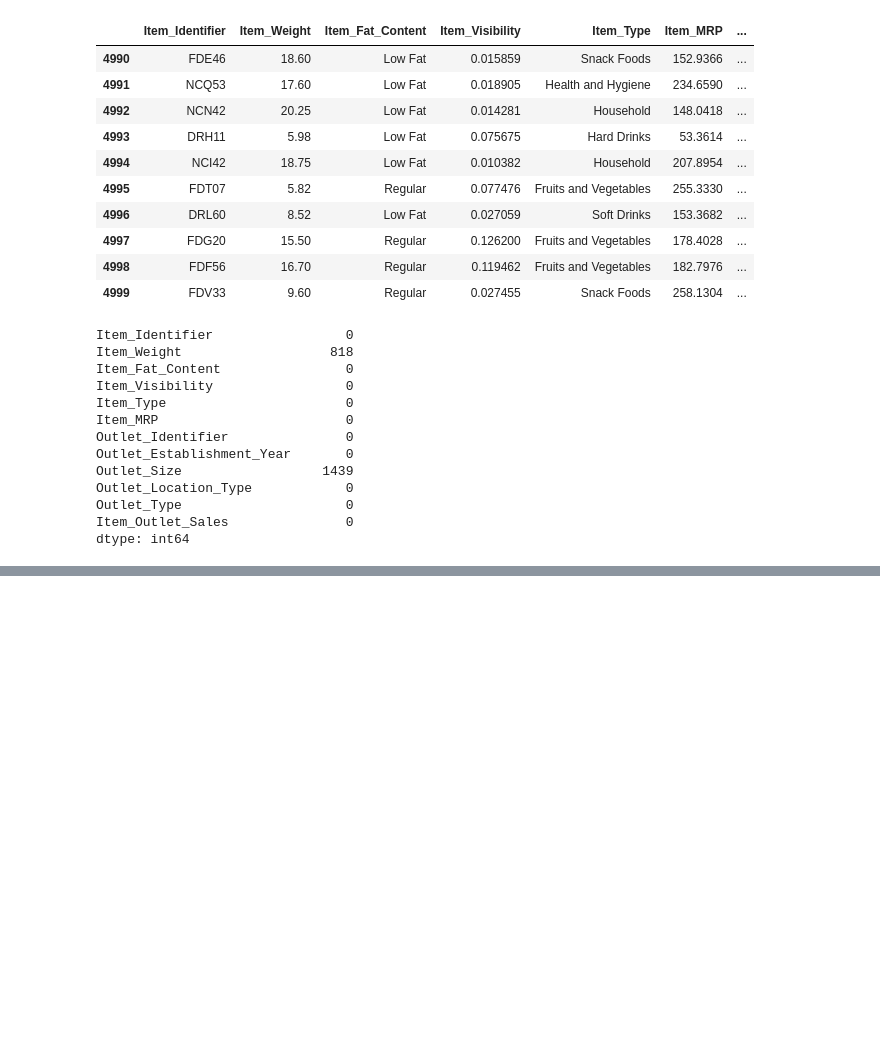
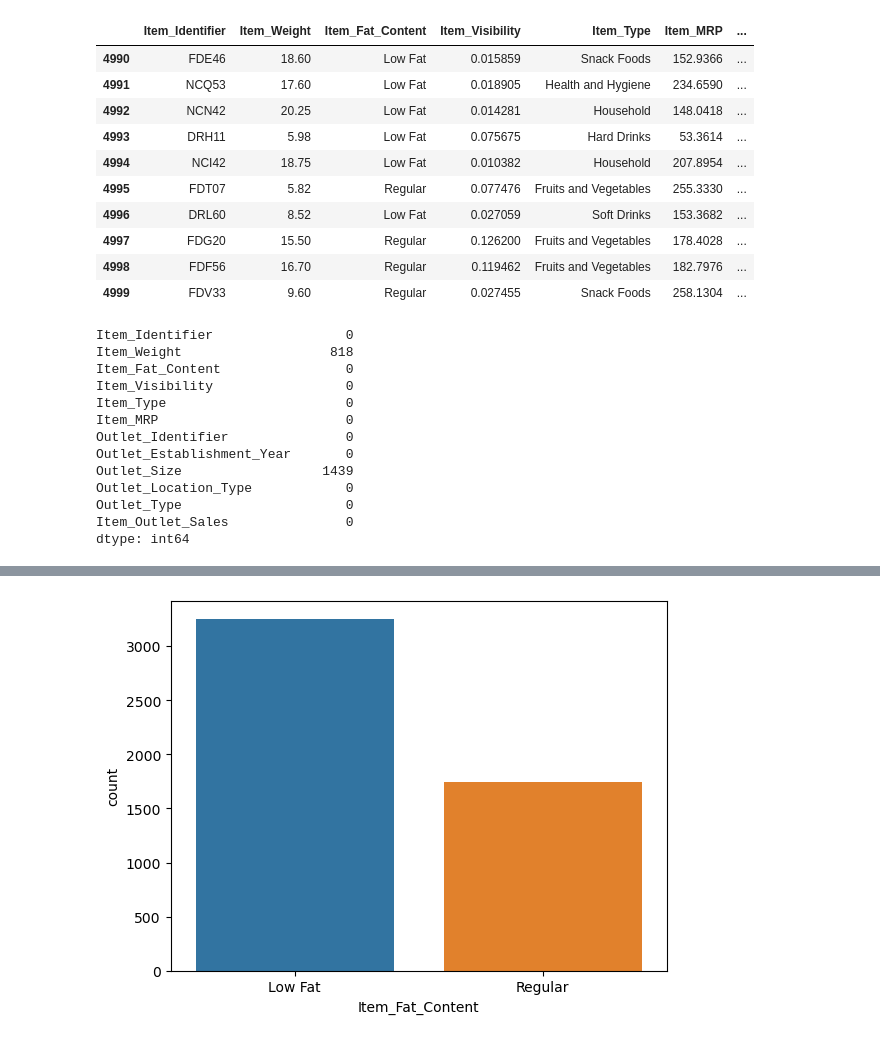
Before and after one commit to kristofferskvam/DAVE3625, a Jupyter notebook: Oblig1/test.ipynb, the cells around one changed output, grey strips where cells are left out. Saved outputs shown, nothing was run; the diff lists cells and outputs as text; code cells hidden in the pictures; blank space fills up the shorter version.

```diff
--- a/Oblig1/test.ipynb
+++ b/Oblig1/test.ipynb
@@ -59,0 +93,8 @@ dtype: int64
+# %%
+# Notice that there are 3 values that describe low fat, and 2 values that describe regular.
+# Replaces the values to just one for each category and display the results
+Grc_df['Item_Fat_Content'] = Grc_df['Item_Fat_Content'].replace({'low fat':'Low Fat', 'LF':'Low Fat', 'reg':'Regular'})
+sns.countplot(x='Item_Fat_Content', data=Grc_df, hue='Item_Fat_Content')
+plt.show()
+# %% [output]
+[figure, added]
```
Also changed, not shown: parts of 9 cells of this notebook, 1 other file.
